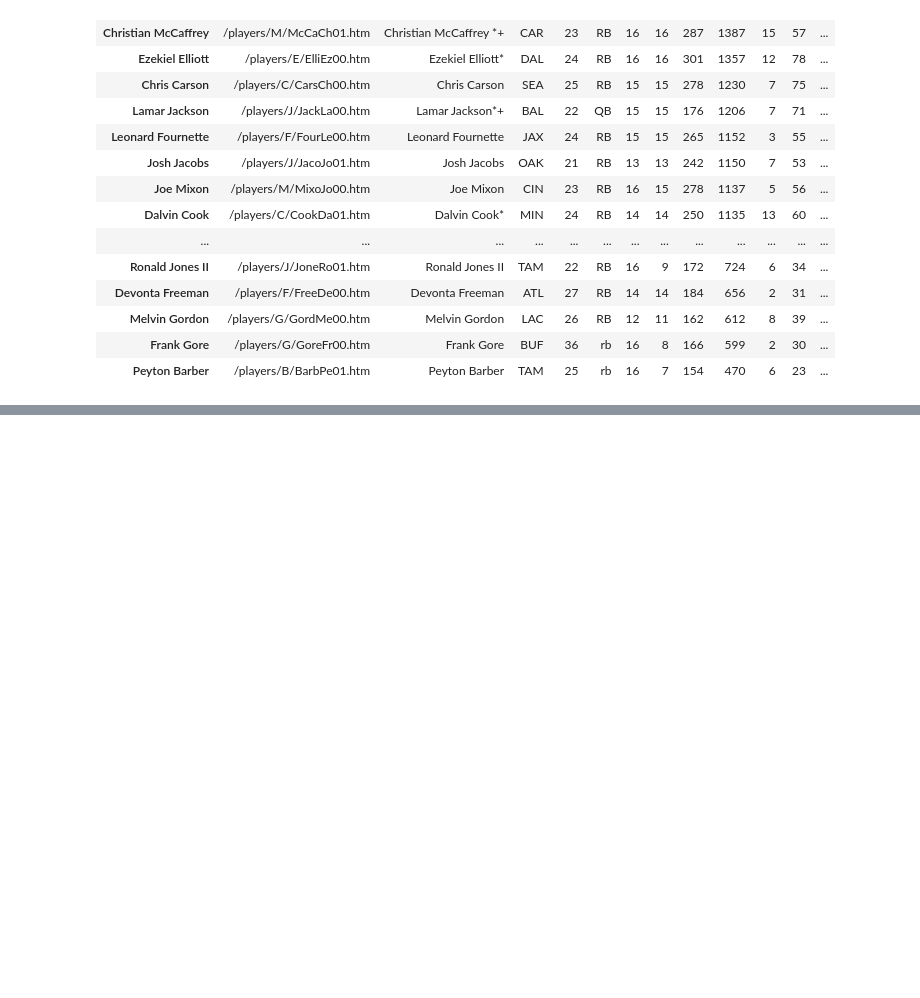
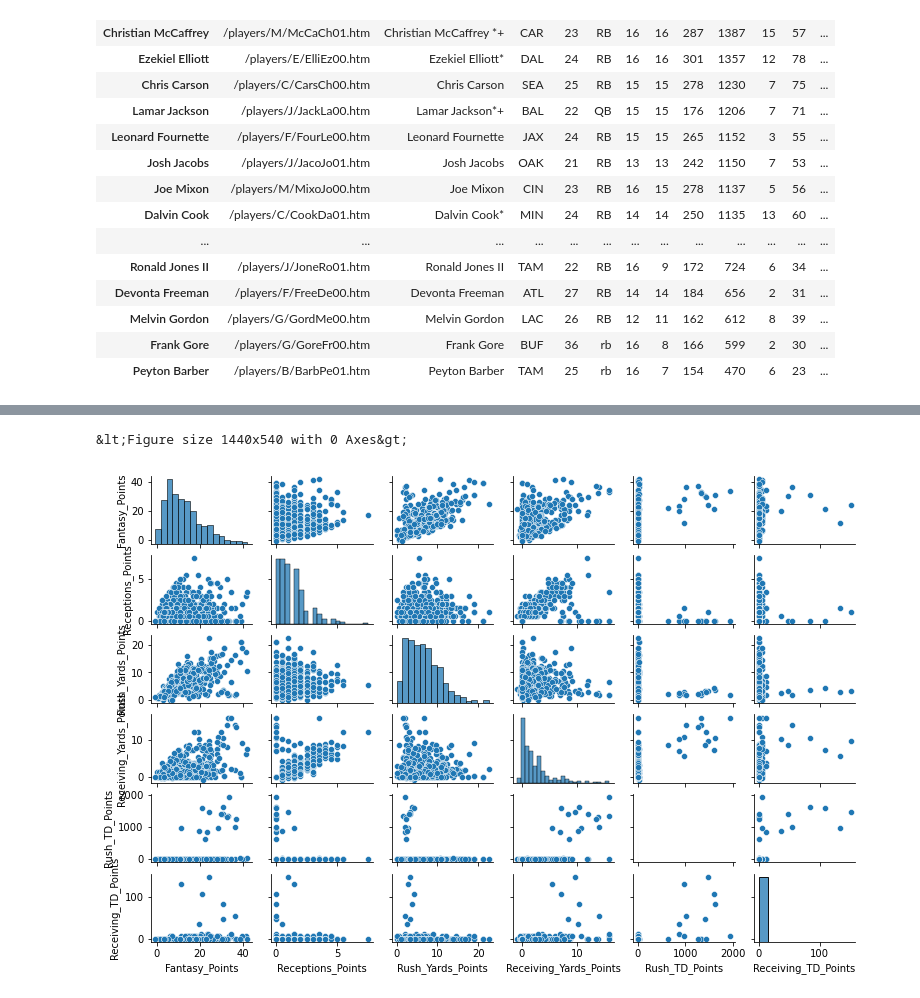
Before and after one commit to ridwan102/Fantasy_Football_Linear_Regression, a Jupyter notebook: fantasy.ipynb, the cells around one changed output, grey strips where cells are left out. Cells and saved outputs as stored; diff of their text form; code cells hidden in the pictures; blank space fills up the shorter version.

```diff
--- a/fantasy.ipynb
+++ b/fantasy.ipynb
@@ -620,0 +142,8 @@ sns.regplot(x=phillip_lindsay_rb_2019['Total_Yards'], y = cin_2019['Defense_Rush
+# %%
+# do this for all running backs, wide receivers, and quarterbacks
+plt.figure(figsize = [20,7.5])
+
+sns.pairplot(df_rushing_fantasy_2019, height=1.2, aspect=1.5);
+# %% [output]
+&lt;Figure size 1440x540 with 0 Axes&gt;
+[figure, added]
```
Also changed, not shown: parts of 59 cells of this notebook, 21 other files.
